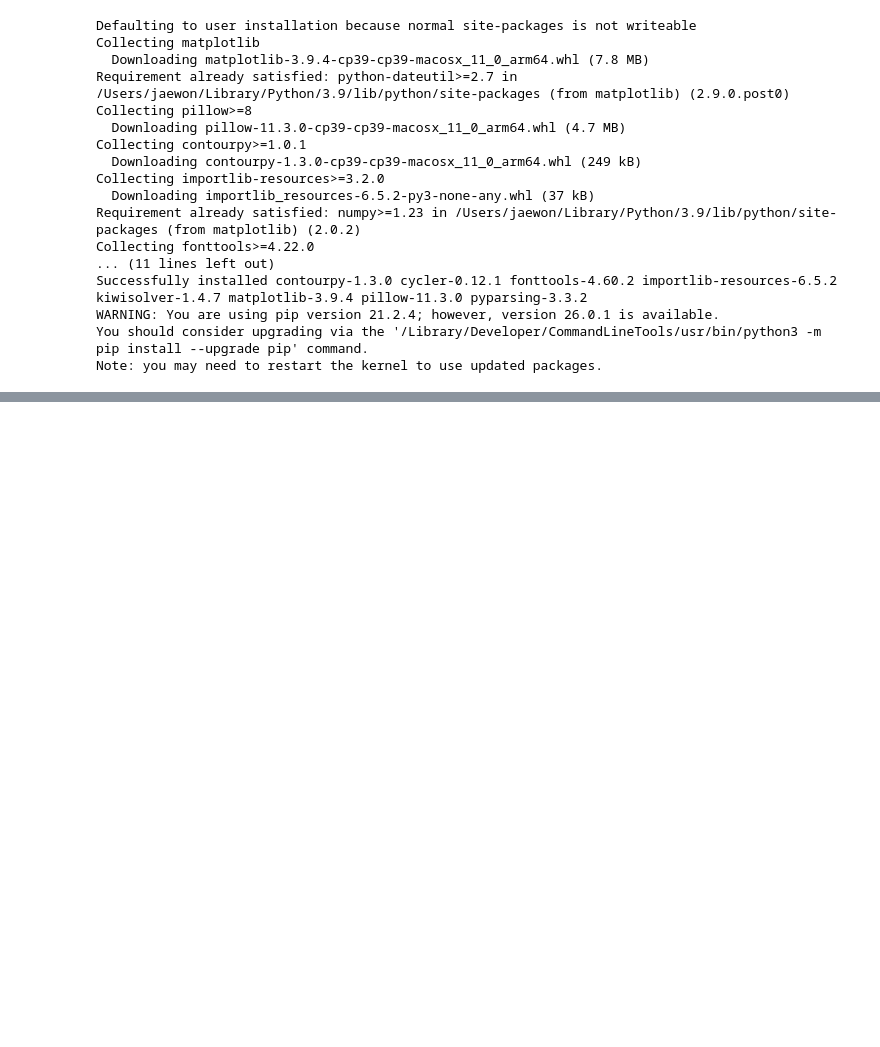
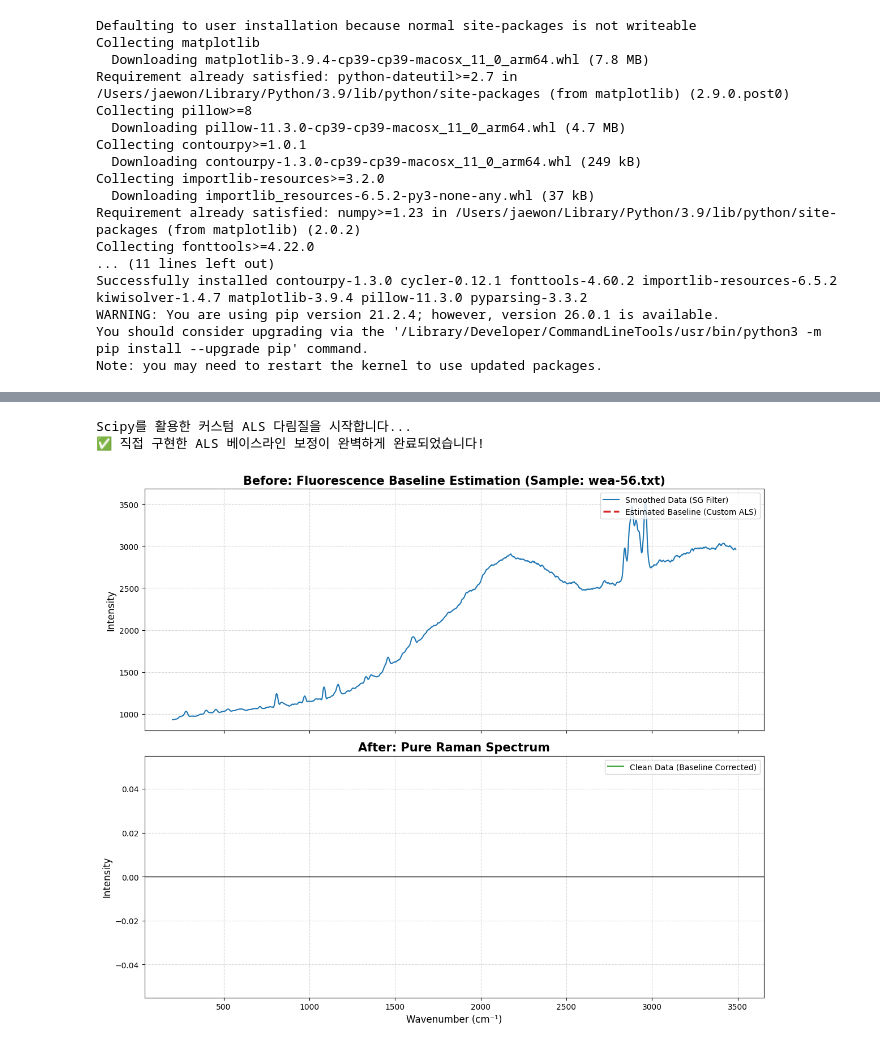
Before and after one commit to Jaewon-str/microplastic-raman-classification, a Jupyter notebook: notebooks/01_EDA.ipynb, the cells around one changed output, grey strips where cells are left out. Saved outputs shown, nothing was run; the diff lists cells and outputs as text; code cells hidden in the pictures; blank space fills up the shorter version.

```diff
--- a/notebooks/01_EDA.ipynb
+++ b/notebooks/01_EDA.ipynb
@@ -153,0 +383,79 @@ Note: you may need to restart the kernel to use updated packages.
+# %%
+import numpy as np
+import pandas as pd
+import matplotlib.pyplot as plt
+from scipy import sparse
+from scipy.sparse.linalg import spsolve
+
+# --- 1. Scipy를 이용한 ALS (스마트 다리미) 직접 구현 ---
+def als_baseline(y, lam=1e5, p=0.001, niter=10):
+    L = len(y)
+    # 2차 미분 형태의 페널티 행렬 생성 (구겨진 이불의 굴곡을 추정)
+    D = sparse.diags([1, -2, 1], [0, -1, -2], shape=(L, L-2))
+    D = lam * D.dot(D.transpose())
+
+    # 가중치 배열 초기화
+    w = np.ones(L)
+    for i in range(niter):
+        W = sparse.spdiags(w, 0, L, L)
+        Z = W + D
+        z = spsolve(Z, w * y)
+        # 데이터가 베이스라인보다 위에 있으면(피크) 가중치 p, 아래에 있으면 1-p 부여
+        w = p * (y > z) + (1 - p) * (y < z)
+    return z
+
+# --- 2. 다림질 준비 ---
+# 이전 단계(SG 필터)에서 만든 df_smoothed 데이터 활용
+wavenumbers = df_smoothed.columns[2:].astype(float).values
+smoothed_intensities = df_smoothed.iloc[:, 2:].values
+
+corrected_intensities = np.zeros_like(smoothed_intensities)
+baselines = np.zeros_like(smoothed_intensities)
+
+# --- 3. 173개 데이터 전체 다림질 수행 ---
+print("Scipy를 활용한 커스텀 ALS 다림질을 시작합니다...")
+for i in range(smoothed_intensities.shape[0]):
+    y = smoothed_intensities[i]
+
+    # 💡 핵심 수정: lam 값을 1e5에서 1e9로 대폭 증가시킵니다!
+    bkg = als_baseline(y, lam=1e9, p=0.001)
+
+    baselines[i] = bkg
+    # 스무딩된 스펙트럼에서 추정된 형광 베이스라인을 빼서 평평하게 만듦
+    corrected_intensities[i] = y - bkg
+
+# 전처리 완료된 데이터프레임 저장
+df_clean = df_smoothed.copy()
+df_clean.iloc[:, 2:] = corrected_intensities
+
+print("✅ 직접 구현한 ALS 베이스라인 보정이 완벽하게 완료되었습니다!")
+
+# --- 4. 시각화 (Before & After) ---
+# 풍화된(Weathered) 샘플 중 하나 선택
+sample_idx = df_clean[df_clean['Target'] == 'Weathered'].index[0]
+
+fig, (ax1, ax2) = plt.subplots(2, 1, figsize=(12, 10), sharex=True)
+
+# [상단 그래프] Before: 무엇을 뺄 것인가?
+ax1.plot(wavenumbers, smoothed_intensities[sample_idx], label='Smoothed Data (SG Filter)', color='#1f77b4', linewidth=1.5)
+ax1.plot(wavenumbers, baselines[sample_idx], label='Estimated Baseline (Custom ALS)', color='#d62728', linestyle='--', linewidth=2.5)
+ax1.set_title(f'Before: Fluorescence Baseline Estimation (Sample: {df_raman.iloc[sample_idx, 0]})', fontsize=15, fontweight='bold')
+ax1.set_ylabel('Intensity', fontsize=12)
+ax1.legend(loc='upper right')
+ax1.grid(True, linestyle='--', alpha=0.5)
+
+# [하단 그래프] After: 다림질이 완료된 상태
+ax2.plot(wavenumbers, corrected_intensities[sample_idx], label='Clean Data (Baseline Corrected)', color='#2ca02c', linewidth=1.5)
+ax2.set_title('After: Pure Raman Spectrum', fontsize=15, fontweight='bold')
+ax2.set_xlabel('Wavenumber (cm⁻¹)', fontsize=12)
+ax2.set_ylabel('Intensity', fontsize=12)
+ax2.axhline(0, color='black', linewidth=1, linestyle='-')
+ax2.legend(loc='upper right')
+ax2.grid(True, linestyle='--', alpha=0.5)
+
+plt.tight_layout()
+plt.show()
+# %% [output]
+Scipy를 활용한 커스텀 ALS 다림질을 시작합니다...
+✅ 직접 구현한 ALS 베이스라인 보정이 완벽하게 완료되었습니다!
+[figure, added]
```
Also changed, not shown: parts of 23 cells of this notebook, 2 other files.
